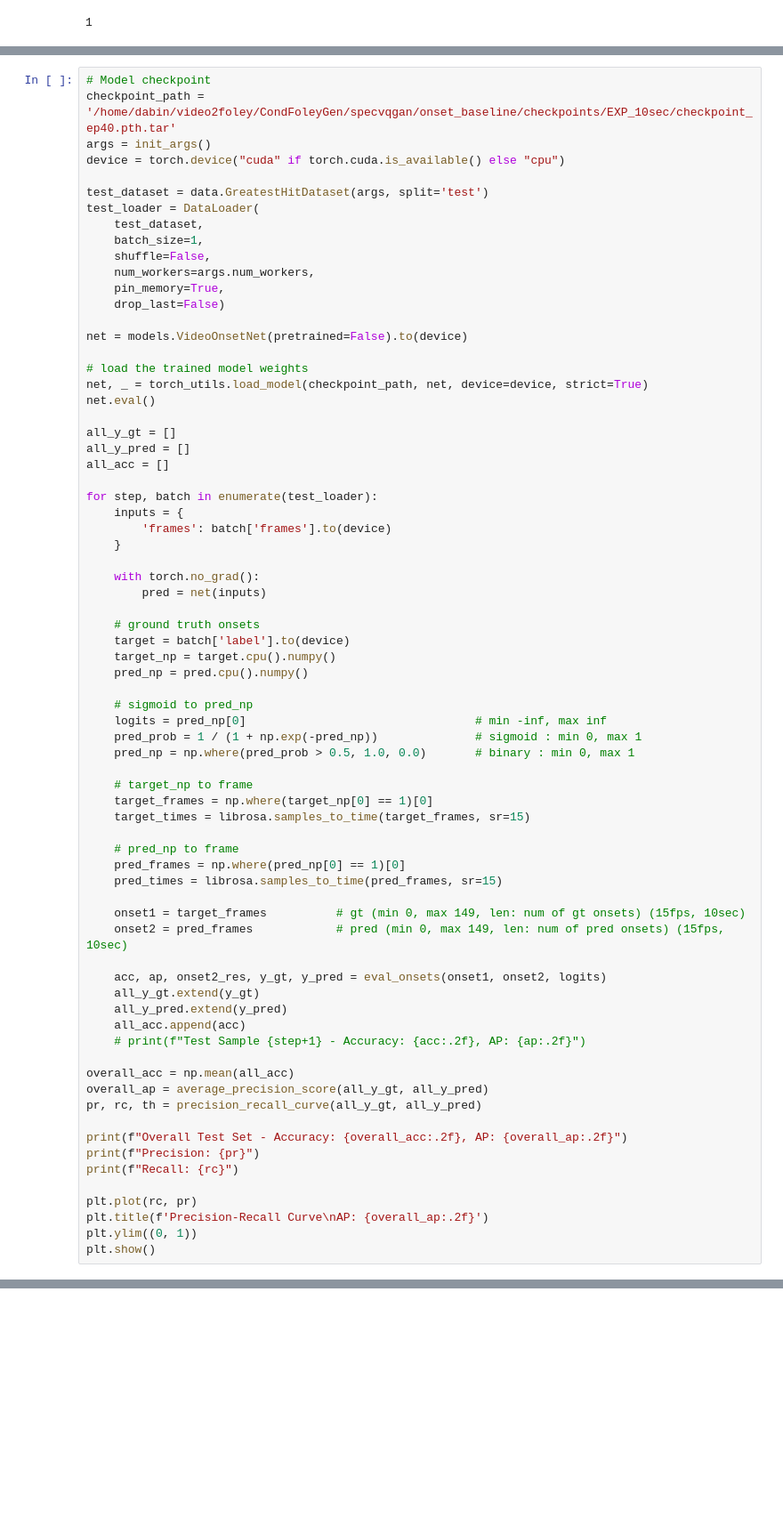
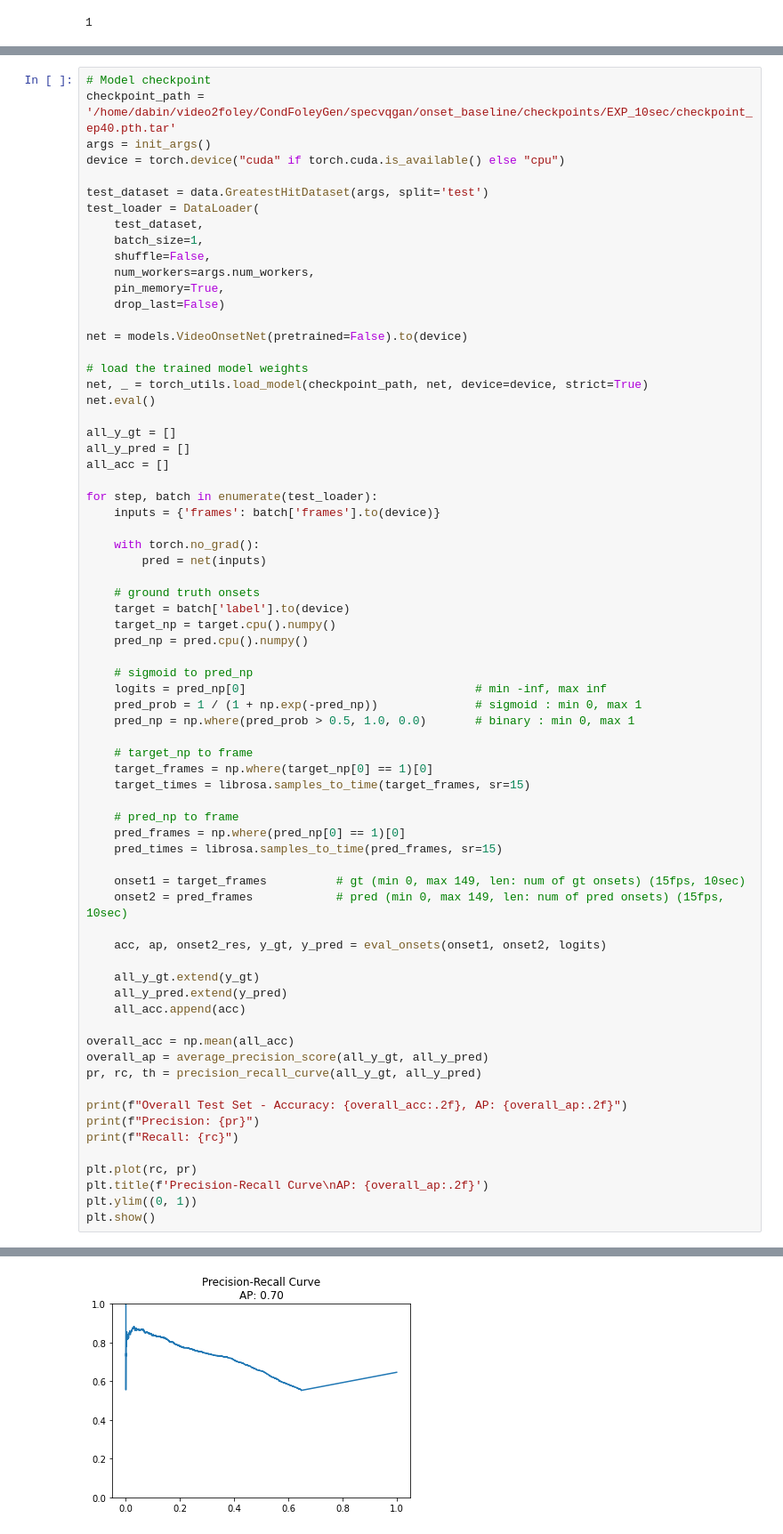
Before and after one commit to dabinkim0/CondFoleyGen-Onset-RMS-Prediction, a Jupyter notebook: specvqgan/onset_baseline/inference.ipynb, the cells around one changed output, grey strips where cells are left out. Shown at 89% size. Cells and saved outputs as stored; diff of their text form; blank space fills up the shorter version.

```diff
--- a/specvqgan/onset_baseline/inference.ipynb
+++ b/specvqgan/onset_baseline/inference.ipynb
@@ -224,9 +209,7 @@ all_y_pred = []
 all_acc = []
 
 for step, batch in enumerate(test_loader):
-    inputs = {
-        'frames': batch['frames'].to(device)
-    }
+    inputs = {'frames': batch['frames'].to(device)}
 
     with torch.no_grad():
         pred = net(inputs)
@@ -253,10 +236,10 @@ for step, batch in enumerate(test_loader):
     onset2 = pred_frames            # pred (min 0, max 149, len: num of pred onsets) (15fps, 10sec)
 
     acc, ap, onset2_res, y_gt, y_pred = eval_onsets(onset1, onset2, logits)
+
     all_y_gt.extend(y_gt)
     all_y_pred.extend(y_pred)
     all_acc.append(acc)
-    # print(f"Test Sample {step+1} - Accuracy: {acc:.2f}, AP: {ap:.2f}")
 
 overall_acc = np.mean(all_acc)
 overall_ap = average_precision_score(all_y_gt, all_y_pred)
@@ -291,3 +265,4 @@ pred_times:  [0.06666667 0.46666667 1.         1.4        1.46666667 1.8
+[figure, added]
 # %%
 # Model checkpoint
 checkpoint_path = '/home/dabin/video2foley/CondFoleyGen/specvqgan/onset_baseline/checkpoints/EXP_10sec/checkpoint_ep40.pth.tar'
```
Also changed, not shown: parts of 2 cells of this notebook.
